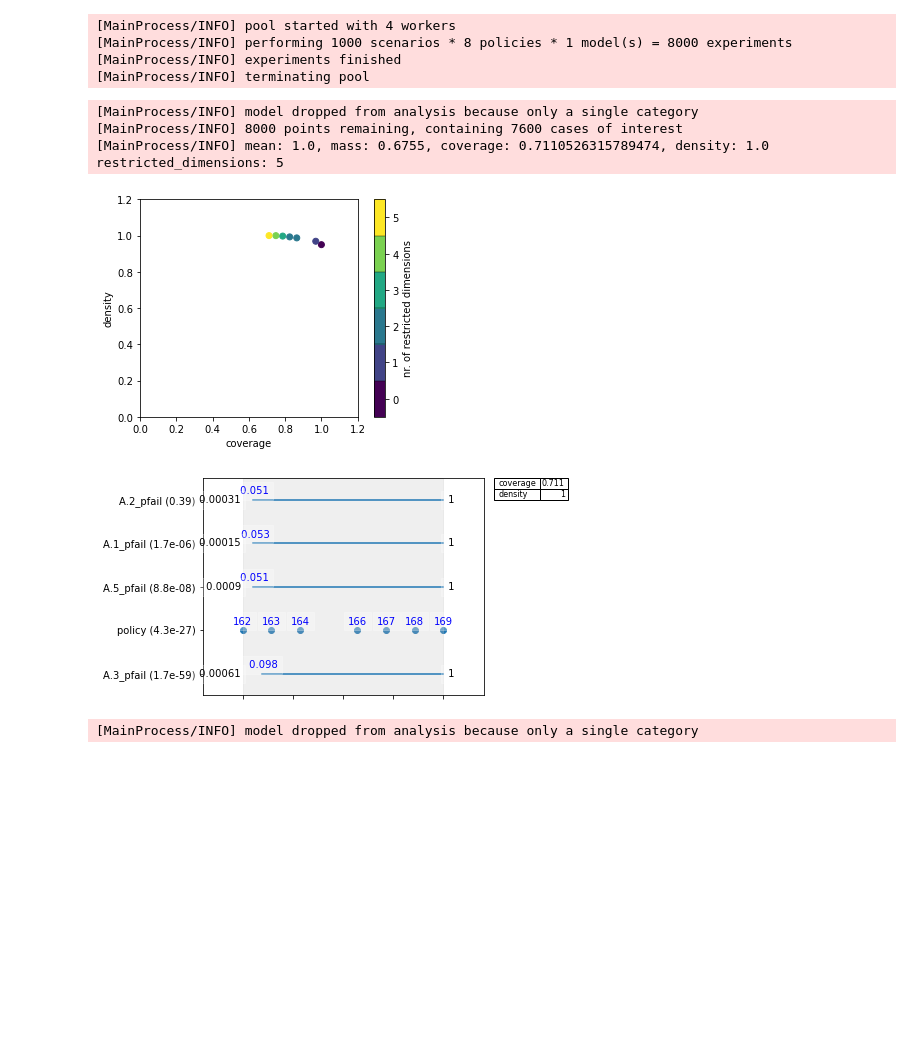
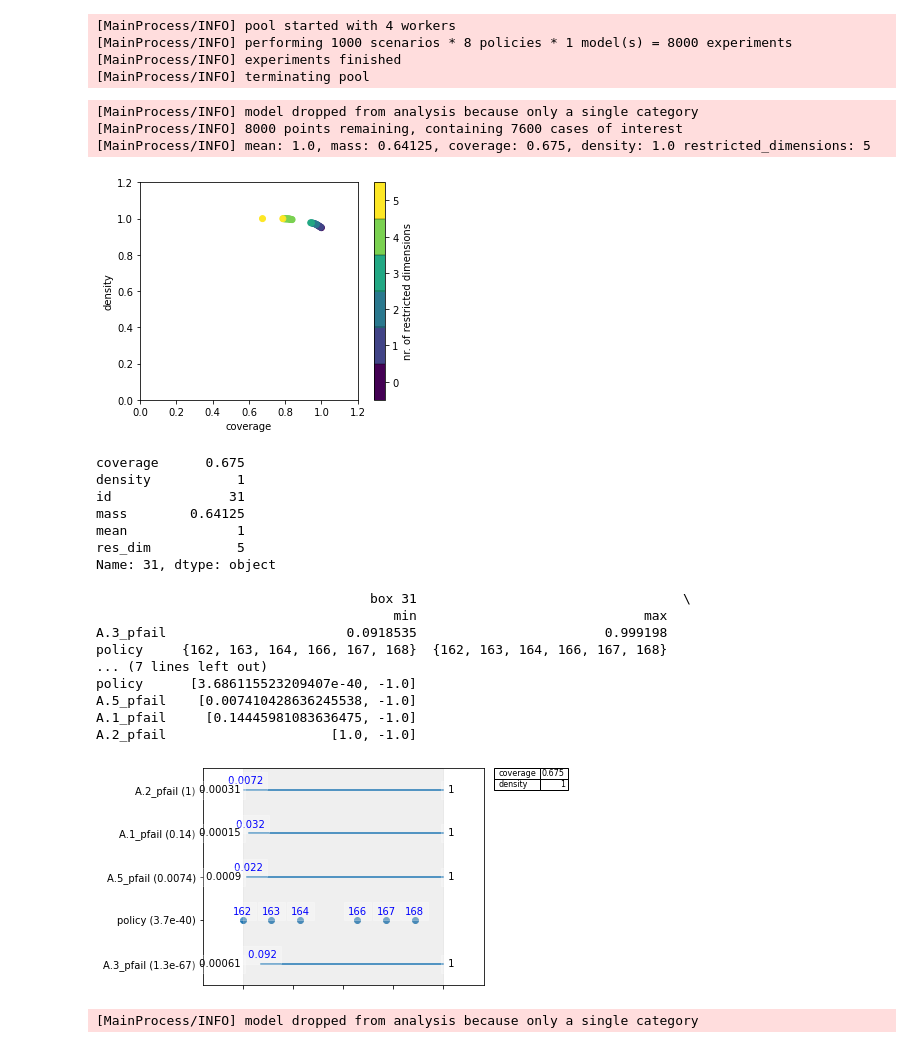
Before and after one commit to EwoutH/modelbased-g13, a Jupyter notebook: PRIMG13.ipynb, the cells around one changed output. Drawn from its saved outputs; the diff is of its cells as text; code cells hidden in the pictures; blank space fills up the shorter version.

```diff
--- a/PRIMG13.ipynb
+++ b/PRIMG13.ipynb
@@ -34,27 +34,44 @@ cleaned_experiments = experiments.drop(labels=[l.name for l in dike_model.levers
 import numpy as np
 
 data = outcomes['Expected Number of Deaths']
-
 y = data < np.percentile(data, 95) #Not sure which percentile we need to use
 
 #threshold (float) – the density threshold that a box has to meet
 #Not sure which tresholds we need to use?
-prim_alg = prim.Prim(cleaned_experiments,y, threshold=0.8, peel_alpha=0.05)
+prim_alg = prim.Prim(cleaned_experiments,y, threshold=0.8, peel_alpha=0.005)
 box1 = prim_alg.find_box()
 # %% [output]
 [MainProcess/INFO] model dropped from analysis because only a single category
 [MainProcess/INFO] 8000 points remaining, containing 7600 cases of interest
-[MainProcess/INFO] mean: 1.0, mass: 0.6755, coverage: 0.7110526315789474, density: 1.0 restricted_dimensions: 5
+[MainProcess/INFO] mean: 1.0, mass: 0.64125, coverage: 0.675, density: 1.0 restricted_dimensions: 5
 # %%
 box1.show_tradeoff()
 plt.show()
 # %% [output]
-[figure, old version]
+[figure, new version]
 # %%
+box1.inspect()
 box1.inspect(style='graph')
 plt.show()
 # %% [output]
+coverage      0.675
+density           1
+id               31
+mass        0.64125
+mean              1
+res_dim           5
+Name: 31, dtype: object
+
+                                   box 31                                  \
+                                      min                             max
+A.3_pfail                       0.0918535                        0.999198
+policy     {162, 163, 164, 166, 167, 168}  {162, 163, 164, 166, 167, 168}
+... (7 lines left out)
+policy      [3.686115523209407e-40, -1.0]
+A.5_pfail    [0.007410428636245538, -1.0]
+A.1_pfail     [0.14445981083636475, -1.0]
+A.2_pfail                     [1.0, -1.0]
-[figure, old version]
+[figure, new version]
 # %%
 from ema_workbench.analysis import dimensional_stacking
 # %%
```
